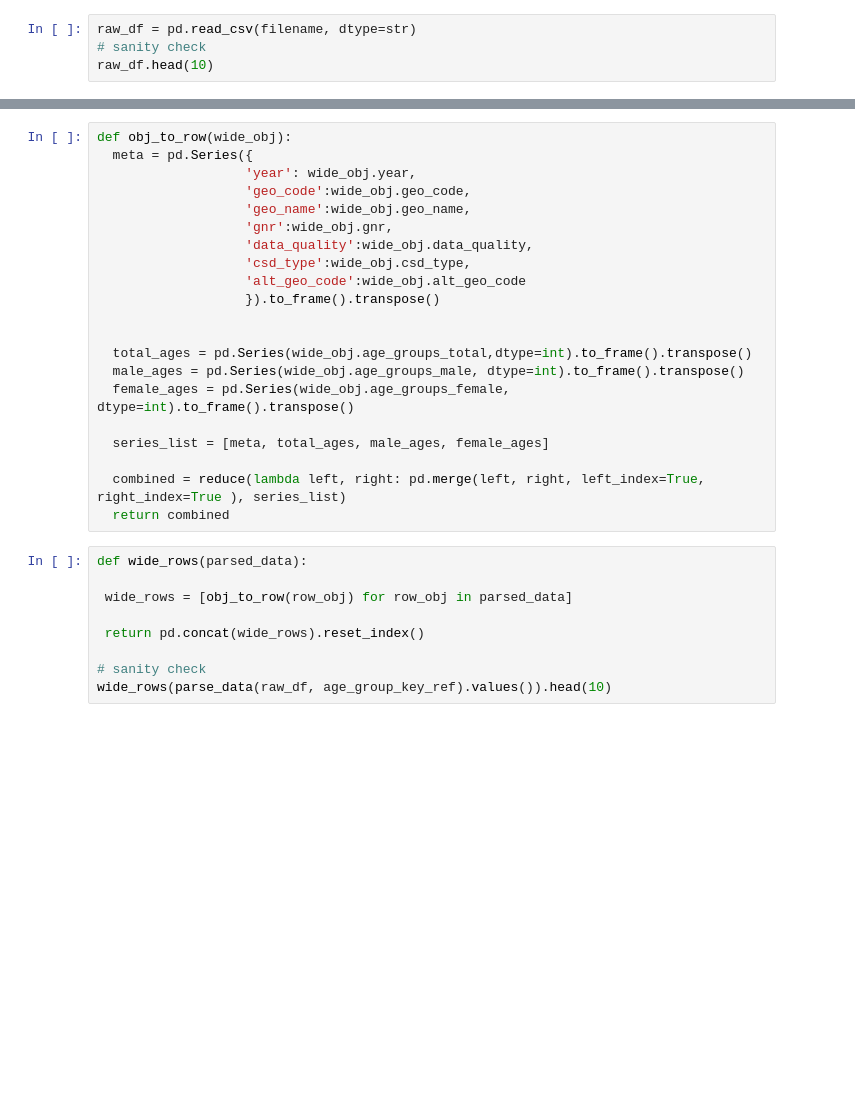
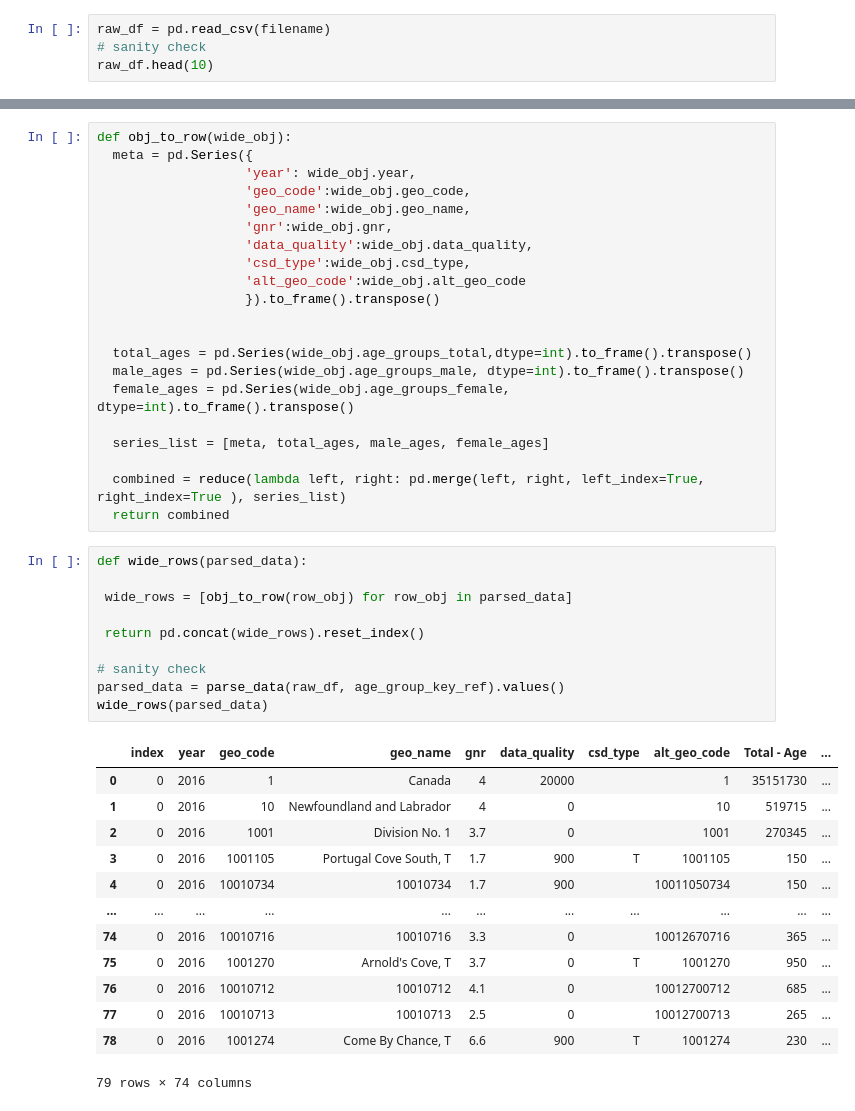
Before and after one commit to cwils021/Census-Data-Wrangling, a Jupyter notebook: 2016Census_data_wrangling.ipynb, the cells around one changed output, grey strips where cells are left out. Saved outputs shown, nothing was run; the diff lists cells and outputs as text; blank space fills up the shorter version.

```diff
--- a/2016Census_data_wrangling.ipynb
+++ b/2016Census_data_wrangling.ipynb
@@ -41,4 +44,4 @@ filename = str(list(raw_data.keys())[0])
 # %%
-raw_df = pd.read_csv(filename, dtype=str)
+raw_df = pd.read_csv(filename)
 # sanity check
 raw_df.head(10)
@@ -138,9 +153,24 @@ def obj_to_row(wide_obj):
 # %%
 def wide_rows(parsed_data):
 
  wide_rows = [obj_to_row(row_obj) for row_obj in parsed_data]
 
  return pd.concat(wide_rows).reset_index()
 
 # sanity check
-wide_rows(parse_data(raw_df, age_group_key_ref).values()).head(10)
+parsed_data = parse_data(raw_df, age_group_key_ref).values()
+wide_rows(parsed_data)
+# %% [output]
+|  | index | year | geo_code | geo_name | gnr | data_quality | csd_type | alt_geo_code | Total - Age | ... |
+| 0 | 0 | 2016 | 1 | Canada | 4 | 20000 |  | 1 | 35151730 | ... |
+| 1 | 0 | 2016 | 10 | Newfoundland and Labrador | 4 | 0 |  | 10 | 519715 | ... |
+| 2 | 0 | 2016 | 1001 | Division No. 1 | 3.7 | 0 |  | 1001 | 270345 | ... |
+| 3 | 0 | 2016 | 1001105 | Portugal Cove South, T | 1.7 | 900 | T | 1001105 | 150 | ... |
+| 4 | 0 | 2016 | 10010734 | 10010734 | 1.7 | 900 |  | 10011050734 | 150 | ... |
+| ... | ... | ... | ... | ... | ... | ... | ... | ... | ... | ... |
+| 74 | 0 | 2016 | 10010716 | 10010716 | 3.3 | 0 |  | 10012670716 | 365 | ... |
+| 75 | 0 | 2016 | 1001270 | Arnold's Cove, T | 3.7 | 0 | T | 1001270 | 950 | ... |
+| 76 | 0 | 2016 | 10010712 | 10010712 | 4.1 | 0 |  | 10012700712 | 685 | ... |
+| 77 | 0 | 2016 | 10010713 | 10010713 | 2.5 | 0 |  | 10012700713 | 265 | ... |
+| 78 | 0 | 2016 | 1001274 | Come By Chance, T | 6.6 | 900 | T | 1001274 | 230 | ... |
+79 rows × 74 columns
```
Also changed, not shown: parts of 2 cells of this notebook.
